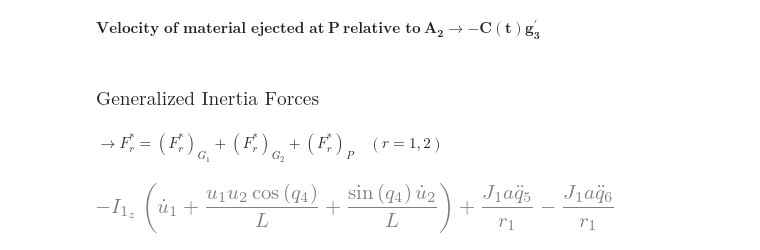
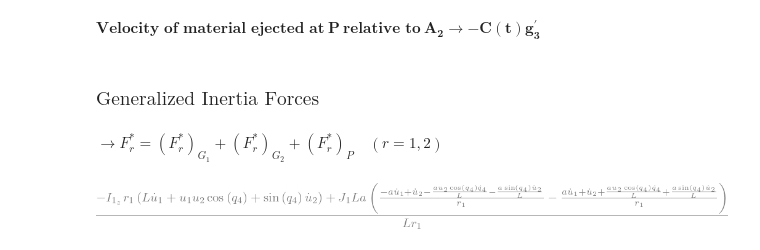
Before and after one commit to abhikamath/Rocket-Car, a Jupyter notebook: Rocket_Car.ipynb, the cells around one changed output. Drawn from its saved outputs; the diff is of its cells as text; code cells hidden in the pictures.

```diff
--- a/Rocket_Car.ipynb
+++ b/Rocket_Car.ipynb
@@ -547,4 +547,5 @@ Fstar_2_G2_I, C_72, C_82, Fstar_2_G2_I.subs({-C_72: -C72, -C_82: -C82}).simplify
 #### $\rightarrow (F_r^*)_G = (F_r^*)_{GR} + (F_r^*)_{GI}$
 # %%
 Fstar_1_G2 = Fstar_1_G2_R + Fstar_1_G2_I
-Fstar_1_G2.subs({N_w_A2.dt(N).subs(soldict).dot(A2.z): alpha__A2}) # .subs({-C_71: -C71, -C_81: -C81}).simplify()
+# Fstar_1_G2.subs({N_w_A2.dt(N).subs(soldict).dot(A2.z): alpha__A2}) # .subs({-C_71: -C71, -C_81: -C81}).simplify()
+Fstar_1_G2 = 0
@@ -600,8 +599,8 @@ $\mathbf{\text{Velocity of material ejected at}\ P\ \text{relative to}\ A_2 \rig
 $\rightarrow F_r^* = (F_r^*)_{G_1} + (F_r^*)_{G_2} + (F_r^*)_{P} \quad (r = 1, 2)$
 # %%
 Fstar_1 = Fstar_1_G1 + Fstar_1_G2 + Fstar_1_P
-Fstar_1
+Fstar_1.subs(soldict).simplify()
 # %% [output]
-[figure, old version]
+[figure, new version]
 # %%
 Fstar_2 = Fstar_2_G1 + Fstar_2_G2 + Fstar_2_P
```
Also changed, not shown: parts of 16 cells of this notebook.
